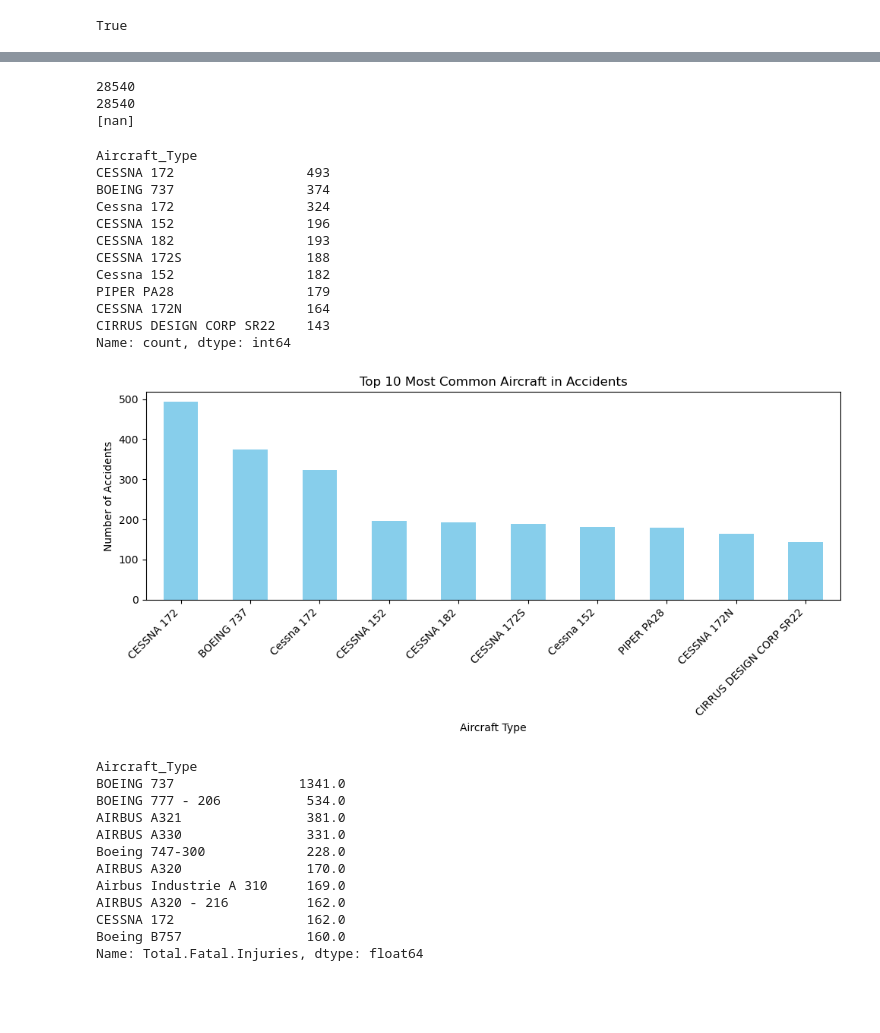
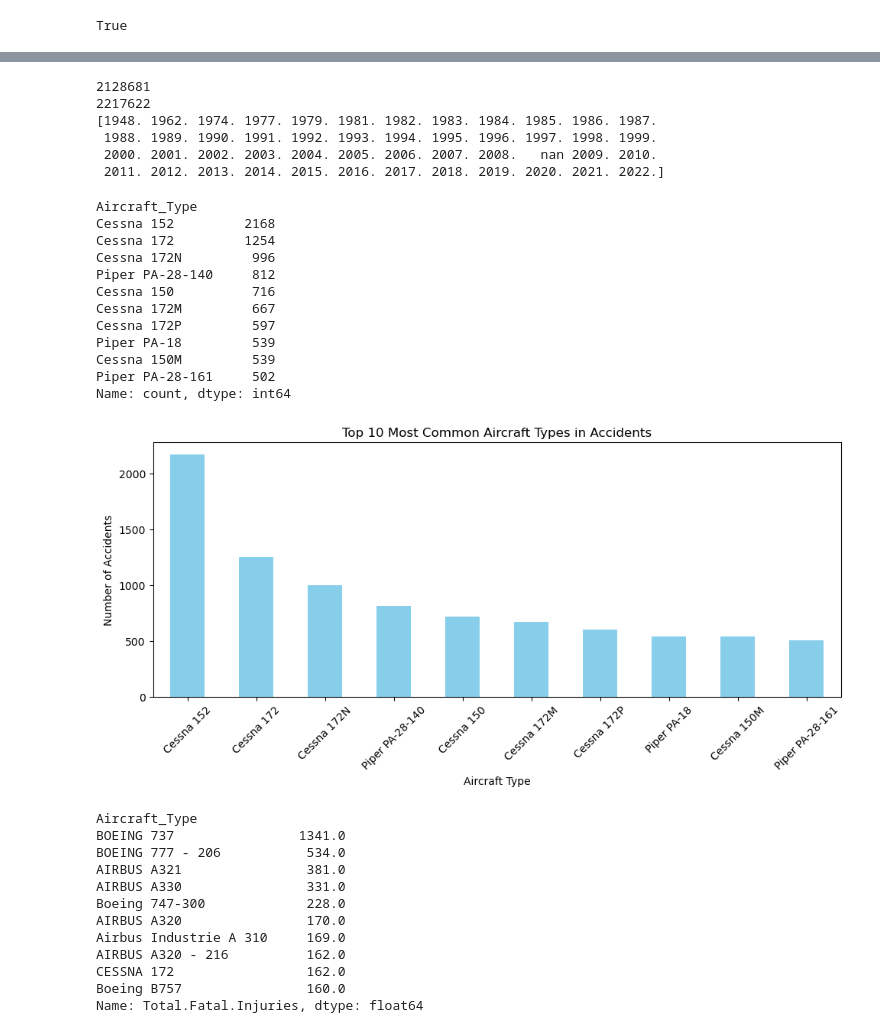
Before and after one commit to JOtieno-Ouma/Aviation_Analysis_James_Ouma, a Jupyter notebook: Aviation_Analysis_James_Ouma.ipynb, the cells around one changed output, grey strips where cells are left out. Cells and saved outputs as stored; diff of their text form; code cells hidden in the pictures; blank space fills up the shorter version.

```diff
--- a/Aviation_Analysis_James_Ouma.ipynb
+++ b/Aviation_Analysis_James_Ouma.ipynb
@@ -74,6 +74,8 @@ columns_to_drop = ['Event.Id', 'Investigation.Type', 'Publication.Date', 'Amateu
                    'Report.Status', 'Weather.Condition', 'Broad.phase.of.flight',
                    'Event.Date', 'Airport.Name', 'Injury.Severity']
 df.drop(columns=columns_to_drop, inplace=True)
+cols_to_drop = ['column1', 'column2', 'column3']
+df.drop(columns=[col for col in cols_to_drop if col in df.columns], inplace=True)
 # %%
 print(df.columns.tolist())
 # %% [output]
@@ -159,7 +161,7 @@ df_raw.head()
 True
 # %%
 # Extract Year
-df_raw['Year'] = df_raw['Event.Date'].dt.year
+df_raw['Year'] = pd.to_datetime(df_raw['Event.Date'], errors='coerce').dt.year
 # %%
 # Converting Event.Date to datetime format
 df_raw['Event.Date'] = pd.to_datetime(df_raw['Event.Date'], errors='coerce')
@@ -240,9 +260,12 @@ print(df['Year'].isnull().sum())  # Number of missing values
 print(len(df))                    # Total number of rows
 print(df['Year'].unique())        # Check unique values (may show all NaN)
 # %% [output]
-28540
-28540
-[nan]
+2128681
+2217622
+[1948. 1962. 1974. 1977. 1979. 1981. 1982. 1983. 1984. 1985. 1986. 1987.
+ 1988. 1989. 1990. 1991. 1992. 1993. 1994. 1995. 1996. 1997. 1998. 1999.
+ 2000. 2001. 2002. 2003. 2004. 2005. 2006. 2007. 2008.   nan 2009. 2010.
+ 2011. 2012. 2013. 2014. 2015. 2016. 2017. 2018. 2019. 2020. 2021. 2022.]
 # %%
 # EDA, most common aircraft
 df['Aircraft_Type'] = df['Make'] + ' ' + df['Model']
@@ -251,30 +274,34 @@ most_common_aircraft = df['Aircraft_Type'].value_counts().head(10)
 print(most_common_aircraft)
 # %% [output]
 Aircraft_Type
-CESSNA 172                 493
-BOEING 737                 374
-Cessna 172                 324
-CESSNA 152                 196
-CESSNA 182                 193
-CESSNA 172S                188
-Cessna 152                 182
-PIPER PA28                 179
-CESSNA 172N                164
-CIRRUS DESIGN CORP SR22    143
+Cessna 152         2168
+Cessna 172         1254
+Cessna 172N         996
+Piper PA-28-140     812
+Cessna 150          716
+Cessna 172M         667
+Cessna 172P         597
+Piper PA-18         539
+Cessna 150M         539
+Piper PA-28-161     502
 Name: count, dtype: int64
 # %%
 # visualization using bar chart
 import matplotlib.pyplot as plt
 
-most_common_aircraft.plot(kind='bar', figsize=(10,5), color='skyblue')
-plt.title('Top 10 Most Common Aircraft in Accidents')
+# Get top 10 most common aircraft types
+most_common_aircraft = df['Aircraft_Type'].value_counts().head(10)
+
+# Plotting the bar chart
+most_common_aircraft.plot(kind='bar', figsize=(10, 5), color='skyblue')
+plt.title('Top 10 Most Common Aircraft Types in Accidents')
 plt.xlabel('Aircraft Type')
 plt.ylabel('Number of Accidents')
-plt.xticks(rotation=45, ha='right')
+plt.xticks(rotation=45)
 plt.tight_layout()
 plt.show()
 # %% [output]
-[figure, old version]
+[figure, new version]
 # %%
 #EDA, Fatal injury by craft
 # cleaning
```
Also changed, not shown: parts of 11 cells of this notebook, 3 other files.
